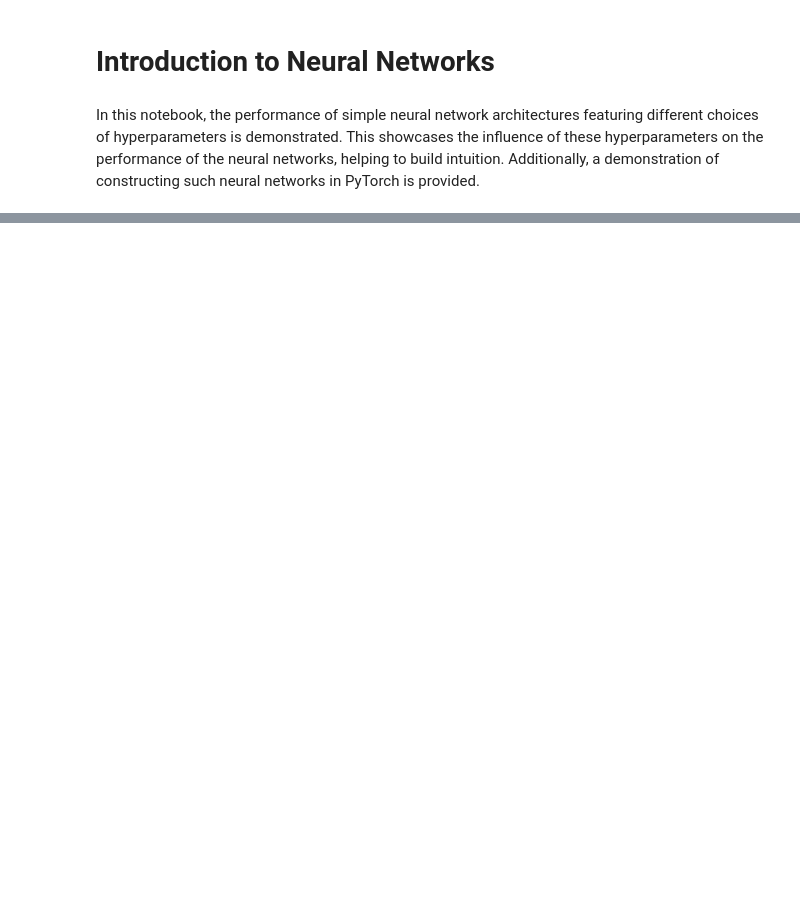
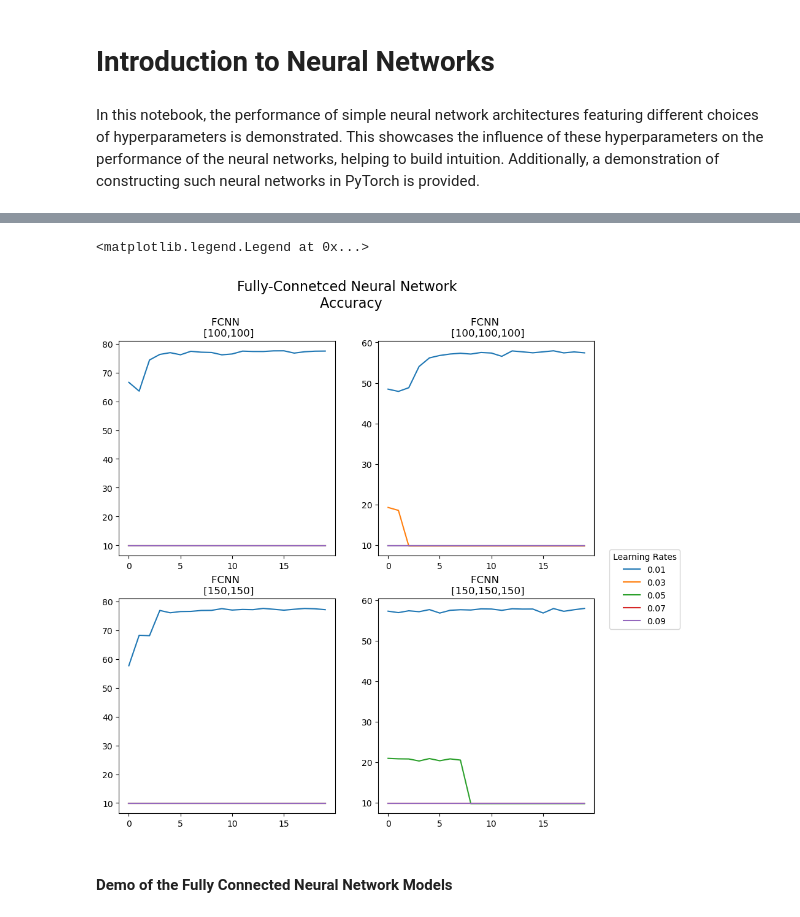
Before and after one commit to AXSTR8/Introduction-Neural-Networks, a Jupyter notebook: Introduction.ipynb, the cells around one changed output, grey strips where cells are left out. Cells and saved outputs as stored; diff of their text form; code cells hidden in the pictures; blank space fills up the shorter version.

```diff
--- a/Introduction.ipynb
+++ b/Introduction.ipynb
@@ -68,0 +127,46 @@ NameError: name 'current_model_path' is not defined
+# %%
+# Define a list to collect all the test accuarcies of the pretrained FCNN models
+models_accuracies = []
+
+# Specify the directory of the saved accuracies
+accuracy_list_dir = os.listdir("./FCNN_Model_Accuracy")
+
+# Load all the model accuracies in the list
+for i in range(len(accuracy_list_dir)):
+    current_dir = "./FCNN_Model_Accuracy/" + accuracy_list_dir[i]
+    current_model_accuracy = []
+    if i % 5 == 0:
+        if i > 0:
+            models_accuracies.append(current_model_accuracy_list)
+        current_model_accuracy_list = []
+    with open(current_dir, "r") as f:
+        for line in f:
+            current_model_accuracy.append(float(line))
+    current_model_accuracy_list.append(current_model_accuracy)
+models_accuracies.append(current_model_accuracy_list)
+
+# Specify the used learning rates
+learning_rates = [(i)/100 for i in range(1,10,2)]
+# %%
+# Create a figure with 4 subplots displaying the test accuracy
+fig, axs = plt.subplots(2,2,figsize=(10,10))
+
+# Add the general title
+fig.suptitle("Fully-Connetced Neural Network \n Accuracy", fontsize=16)
+
+# Titles for each subplot with the list representing the number of nodes in each hidden layer
+titles = ["FCNN \n [100,100]", "FCNN \n [100,100,100]", "FCNN \n [150,150]", "FCNN \n [150,150,150]"]
+
+for i in range(4):
+    # Choose the subplot
+    ax = axs[i//2, i%2]
+    ax.set_title(titles[i])
+    # Add the accuracy curves of the models
+    for j in range(len(models_accuracies[i])):
+        ax.plot([k for k in range(0,len(models_accuracies[i][j]))], models_accuracies[i][j],  label=learning_rates[j])
+plt.legend( title="Learning Rates", loc="upper left", bbox_to_anchor=(1.05, 1.25))
+# %% [output]
+<matplotlib.legend.Legend at 0x...>
+[figure, added]
+# %% [markdown]
+#### Demo of the Fully Connected Neural Network Models
```
Also changed, not shown: parts of 19 cells of this notebook.
